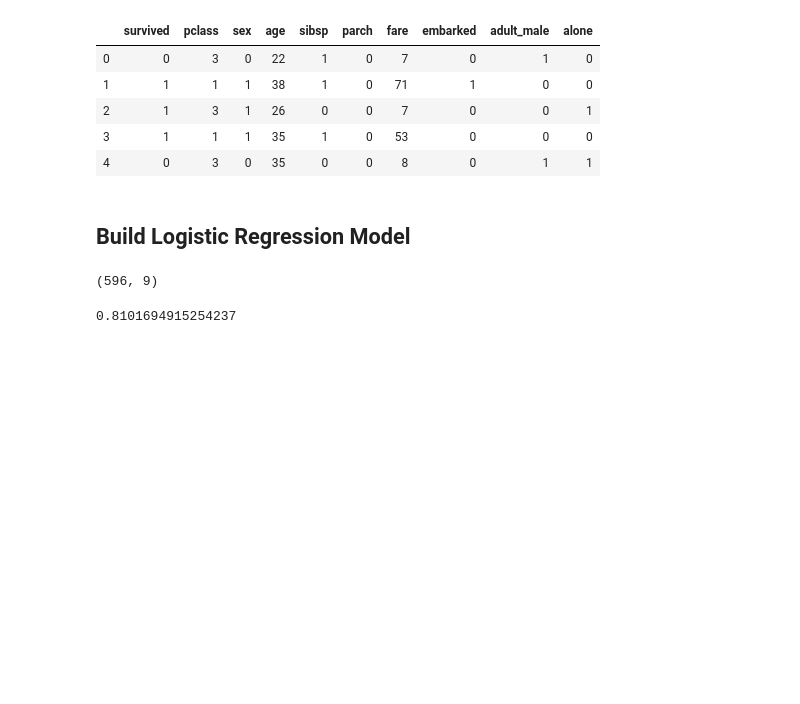
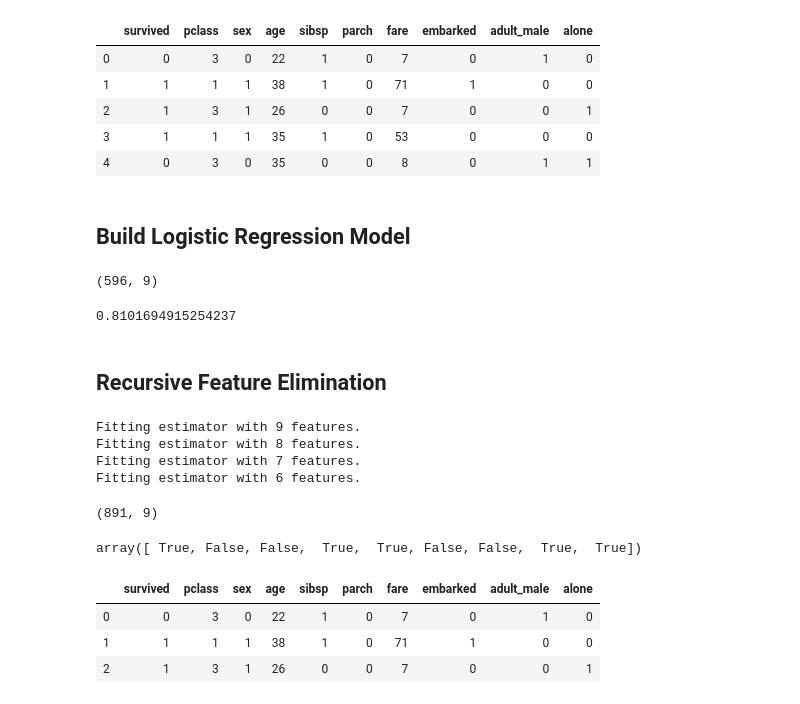
Before and after one commit to ElijahCoding/DataScience, a Jupyter notebook: AdvancedMachineLearning/LogisticRegression/Tutorial.ipynb, the cells around one changed output. Cells and saved outputs as stored; diff of their text form; code cells hidden in the pictures; blank space fills up the shorter version.

Commit message:
recursive feature elimination

```diff
--- a/AdvancedMachineLearning/LogisticRegression/Tutorial.ipynb
+++ b/AdvancedMachineLearning/LogisticRegression/Tutorial.ipynb
@@ -295,3 +295,5 @@ y_predict = model.predict(X_test)
 model.score(X_test, y_test)
 # %% [output]
 0.8101694915254237
+# %% [markdown]
+## Recursive Feature Elimination
@@ -297,0 +302,25 @@ model.score(X_test, y_test)
+# %%
+model = LogisticRegression(solver='lbfgs', max_iter=500)
+rfe = RFE(model, verbose=1)
+rfe = RFE(model, 5, verbose=1)
+rfe = rfe.fit(X, y)
+# %% [output]
+Fitting estimator with 9 features.
+Fitting estimator with 8 features.
+Fitting estimator with 7 features.
+Fitting estimator with 6 features.
+# %%
+X.shape
+# %% [output]
+(891, 9)
+# %%
+rfe.support_
+# %% [output]
+array([ True, False, False,  True,  True, False, False,  True,  True])
+# %%
+titanic.head(3)
+# %% [output]
+|  | survived | pclass | sex | age | sibsp | parch | fare | embarked | adult_male | alone |
+| 0 | 0 | 3 | 0 | 22 | 1 | 0 | 7 | 0 | 1 | 0 |
+| 1 | 1 | 1 | 1 | 38 | 1 | 0 | 71 | 1 | 0 | 0 |
+| 2 | 1 | 3 | 1 | 26 | 0 | 0 | 7 | 0 | 0 | 1 |
```
Also changed, not shown: parts of 1 cell of this notebook.
